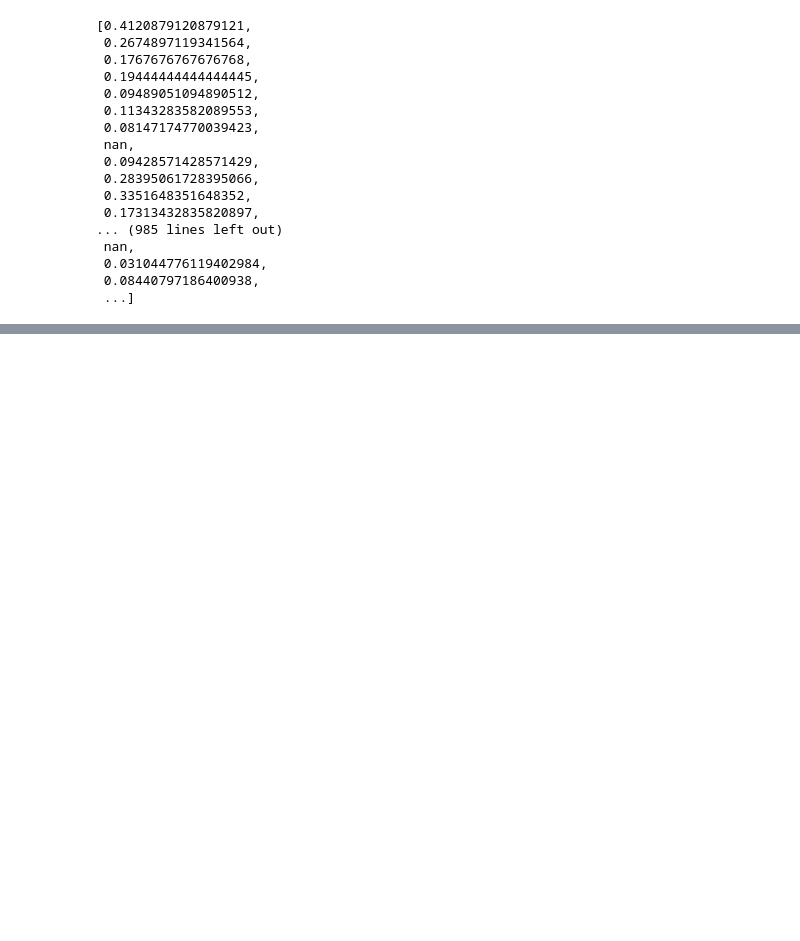
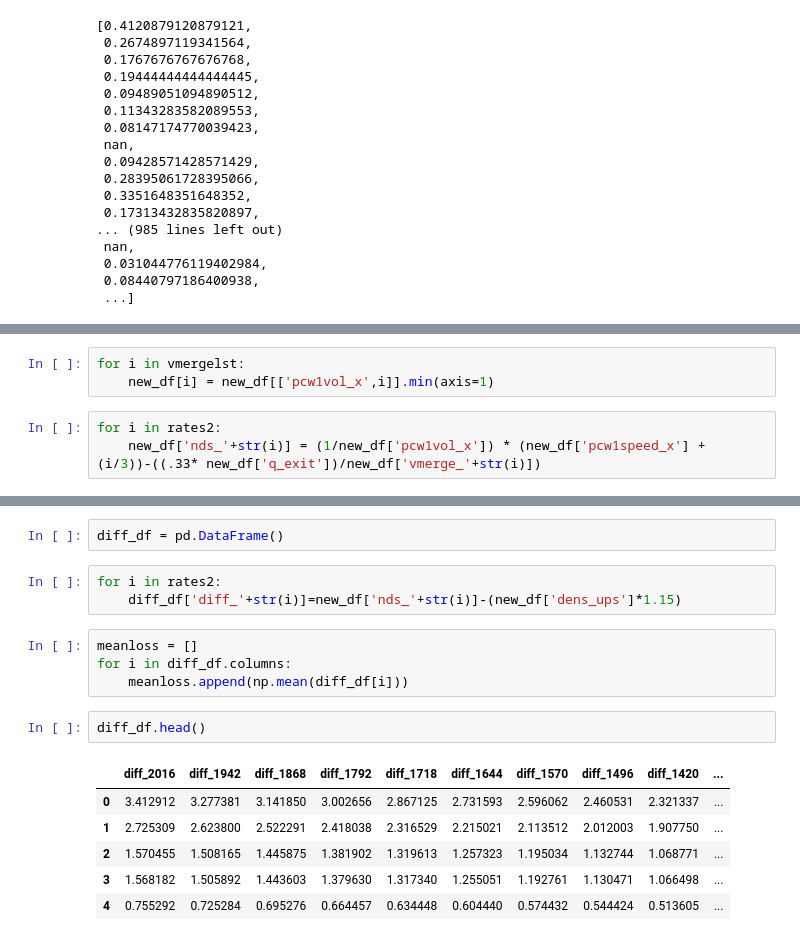
Before and after one commit to amuamushu/ai_transportation, a Jupyter notebook: paper_calc.ipynb, the cells around one changed output, grey strips where cells are left out. Cells and saved outputs as stored; diff of their text form; blank space fills up the shorter version.

```diff
--- a/paper_calc.ipynb
+++ b/paper_calc.ipynb
@@ -222,0 +295,6 @@ density_downstream
+# %%
+for i in vmergelst:
+    new_df[i] = new_df[['pcw1vol_x',i]].min(axis=1)
+# %%
+for i in rates2:
+    new_df['nds_'+str(i)] = (1/new_df['pcw1vol_x']) * (new_df['pcw1speed_x'] + (i/3))-((.33* new_df['q_exit'])/new_df['vmerge_'+str(i)])
@@ -222,0 +310,18 @@ density_downstream
+# %%
+diff_df = pd.DataFrame()
+# %%
+for i in rates2:
+    diff_df['diff_'+str(i)]=new_df['nds_'+str(i)]-(new_df['dens_ups']*1.15)
+# %%
+meanloss = []
+for i in diff_df.columns:
+    meanloss.append(np.mean(diff_df[i]))
+# %%
+diff_df.head()
+# %% [output]
+|  | diff_2016 | diff_1942 | diff_1868 | diff_1792 | diff_1718 | diff_1644 | diff_1570 | diff_1496 | diff_1420 | ... |
+| 0 | 3.412912 | 3.277381 | 3.141850 | 3.002656 | 2.867125 | 2.731593 | 2.596062 | 2.460531 | 2.321337 | ... |
+| 1 | 2.725309 | 2.623800 | 2.522291 | 2.418038 | 2.316529 | 2.215021 | 2.113512 | 2.012003 | 1.907750 | ... |
+| 2 | 1.570455 | 1.508165 | 1.445875 | 1.381902 | 1.319613 | 1.257323 | 1.195034 | 1.132744 | 1.068771 | ... |
+| 3 | 1.568182 | 1.505892 | 1.443603 | 1.379630 | 1.317340 | 1.255051 | 1.192761 | 1.130471 | 1.066498 | ... |
+| 4 | 0.755292 | 0.725284 | 0.695276 | 0.664457 | 0.634448 | 0.604440 | 0.574432 | 0.544424 | 0.513605 | ... |
```
Also changed, not shown: parts of 36 cells of this notebook, 1 other file.
